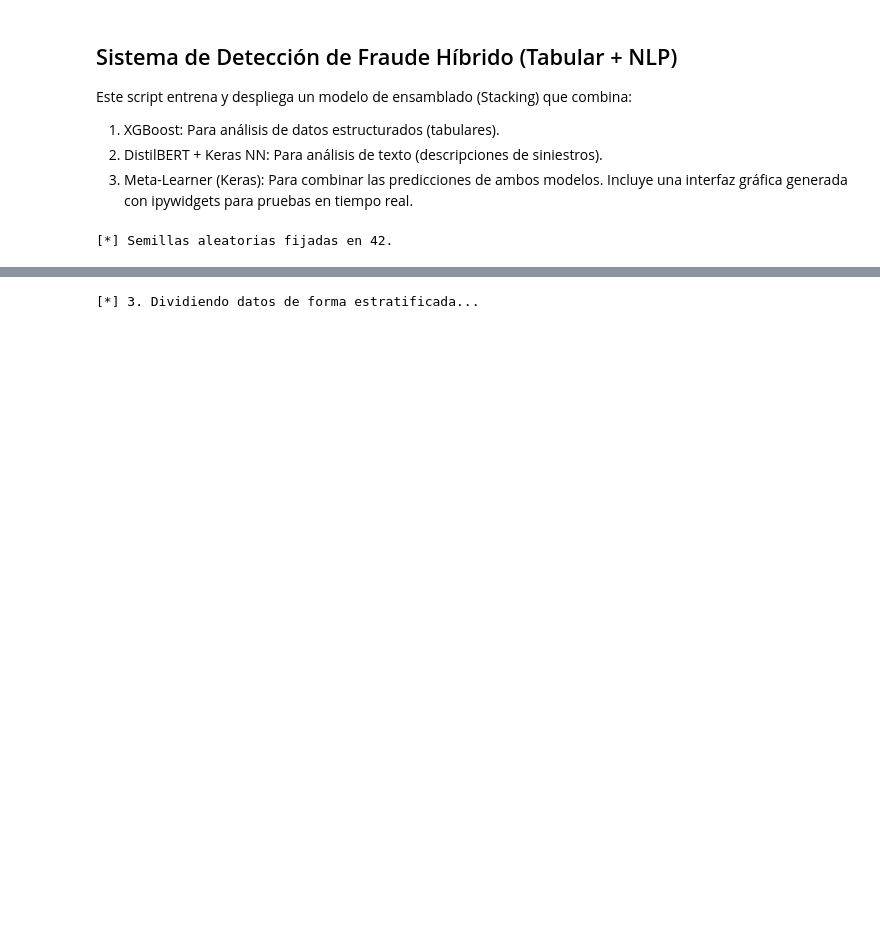
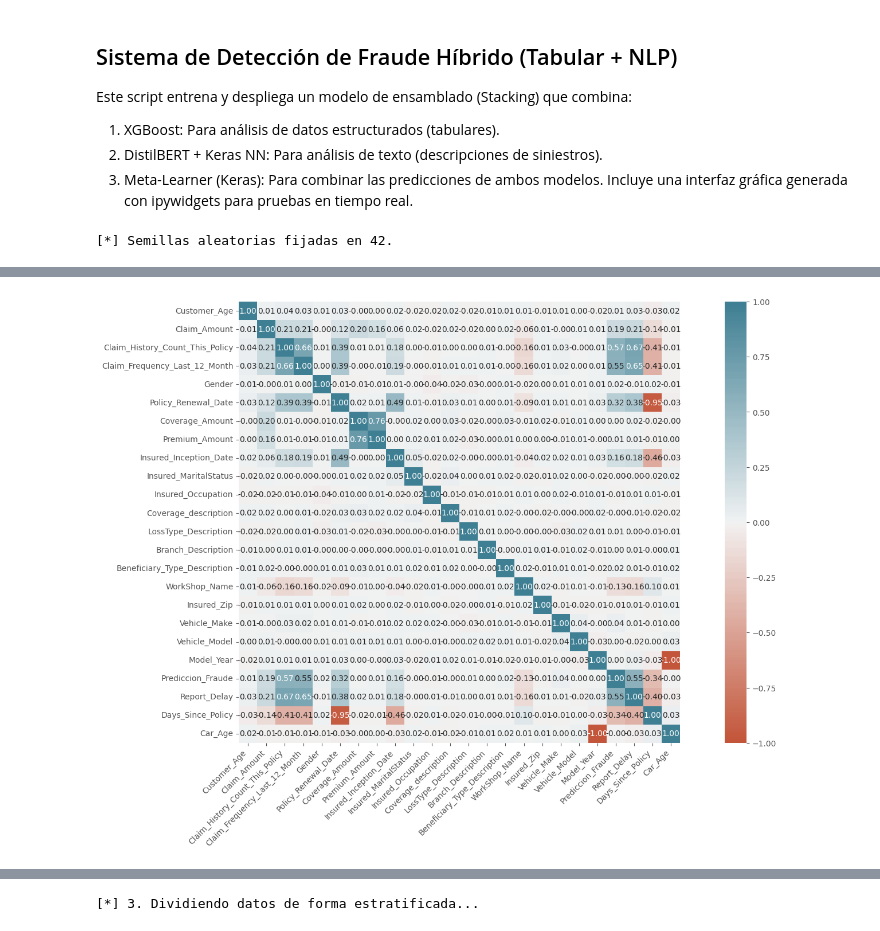
Before and after one commit to juniorfelixgb/UNIR-Fraude-Triaje-3007G, a Jupyter notebook: Sistema_Triaje_Inteligente_Reclamaciones_Automovil.ipynb, the cells around one changed output, grey strips where cells are left out. Cells and saved outputs as stored; diff of their text form; code cells hidden in the pictures; blank space fills up the shorter version.

```diff
--- a/Sistema_Triaje_Inteligente_Reclamaciones_Automovil.ipynb
+++ b/Sistema_Triaje_Inteligente_Reclamaciones_Automovil.ipynb
@@ -101,0 +179,17 @@ Drive already mounted at /content/drive/; to attempt to forcibly remount, call d
+# %%
+corr= df.corr(numeric_only=True)
+ax = sns.heatmap(
+    corr,
+    vmin=-1, vmax=1, center=0,
+    cmap=sns.diverging_palette(20, 220, n=200),
+    square=True,
+    annot=True, # mostrar los valores dentro de cada celda
+    fmt=".2f" # formato para los valores numericos de la correlacion (2 decimales)
+)
+ax.set_xticklabels(
+    ax.get_xticklabels(),
+    rotation=45,
+    horizontalalignment='right'
+);
+# %% [output]
+[figure, added]
```
Also changed, not shown: parts of 21 cells of this notebook, 2 other files.
